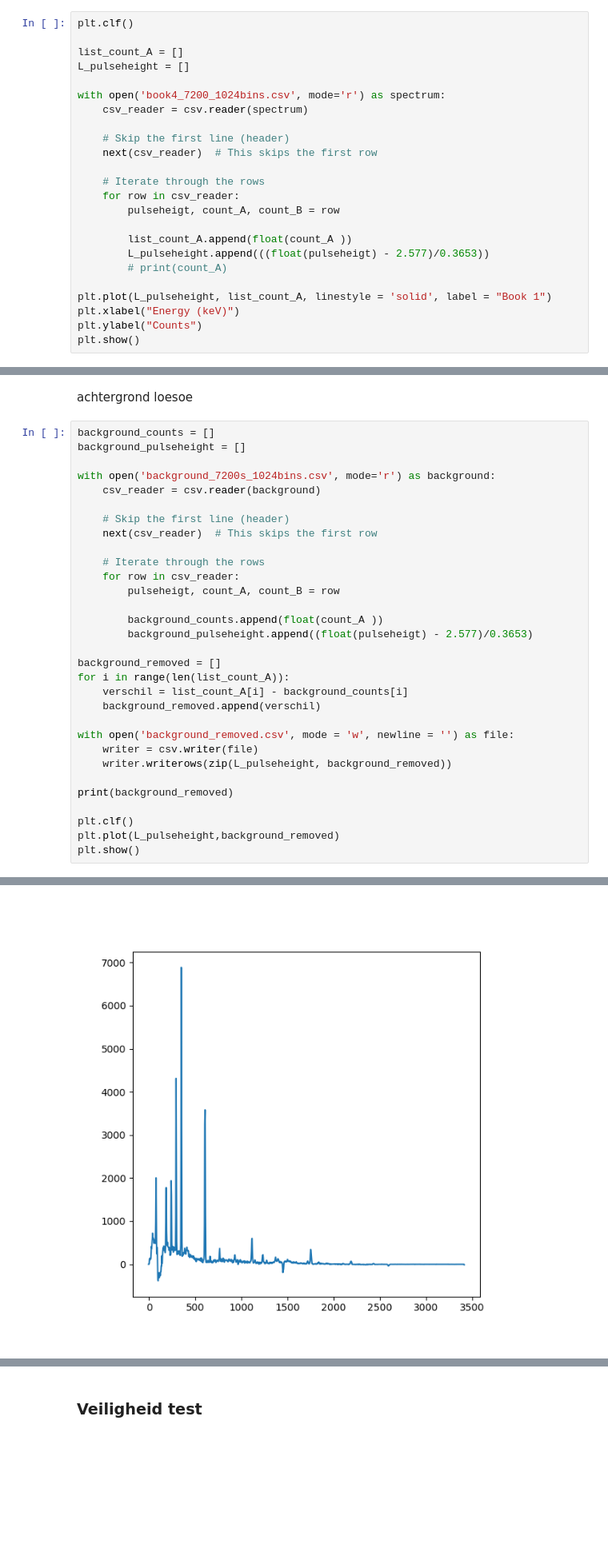
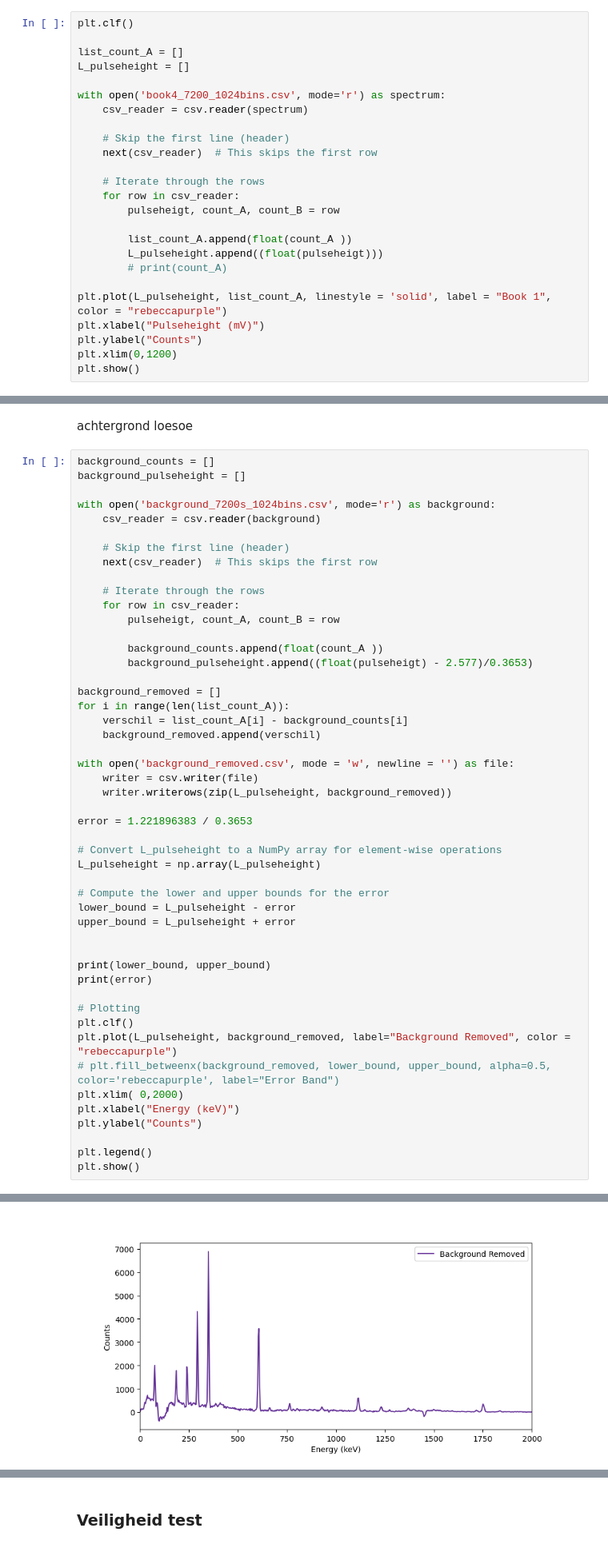
Before and after one commit to MayaDeBij13/Particle_Physics, a Jupyter notebook: Notebook_Ilias.ipynb, the cells around one changed output, grey strips where cells are left out. Shown: that part at 80% size. Saved outputs shown, nothing was run; the diff lists cells and outputs as text; blank space fills up the shorter version.

```diff
--- a/Notebook_Ilias.ipynb
+++ b/Notebook_Ilias.ipynb
@@ -229,11 +230,12 @@ with open('book4_7200_1024bins.csv', mode='r') as spectrum:
         pulseheigt, count_A, count_B = row
 
         list_count_A.append(float(count_A ))
-        L_pulseheight.append(((float(pulseheigt) - 2.577)/0.3653))
+        L_pulseheight.append((float(pulseheigt)))
         # print(count_A)
 
-plt.plot(L_pulseheight, list_count_A, linestyle = 'solid', label = "Book 1")
-plt.xlabel("Energy (keV)")
+plt.plot(L_pulseheight, list_count_A, linestyle = 'solid', label = "Book 1", color = "rebeccapurple")
+plt.xlabel("Pulseheight (mV)")
 plt.ylabel("Counts")
+plt.xlim(0,1200)
 plt.show()
 # %% [output]
@@ -266,9 +268,27 @@ with open('background_removed.csv', mode = 'w', newline = '') as file:
     writer = csv.writer(file)
     writer.writerows(zip(L_pulseheight, background_removed))
 
-print(background_removed)
+error = 1.221896383 / 0.3653
 
+# Convert L_pulseheight to a NumPy array for element-wise operations
+L_pulseheight = np.array(L_pulseheight)
+
+# Compute the lower and upper bounds for the error
+lower_bound = L_pulseheight - error
+upper_bound = L_pulseheight + error
+
+
+print(lower_bound, upper_bound)
+print(error)
+
+# Plotting
 plt.clf()
-plt.plot(L_pulseheight,background_removed)
+plt.plot(L_pulseheight, background_removed, label="Background Removed", color = "rebeccapurple")
+# plt.fill_betweenx(background_removed, lower_bound, upper_bound, alpha=0.5, color='rebeccapurple', label="Error Band")
+plt.xlim( 0,2000)
+plt.xlabel("Energy (keV)")
+plt.ylabel("Counts")
+
+plt.legend()
 plt.show()
 # %% [output]
@@ -276 +299 @@ plt.show()
-[figure, old version]
+[figure, new version]
```
Also changed, not shown: parts of 7 cells of this notebook.
